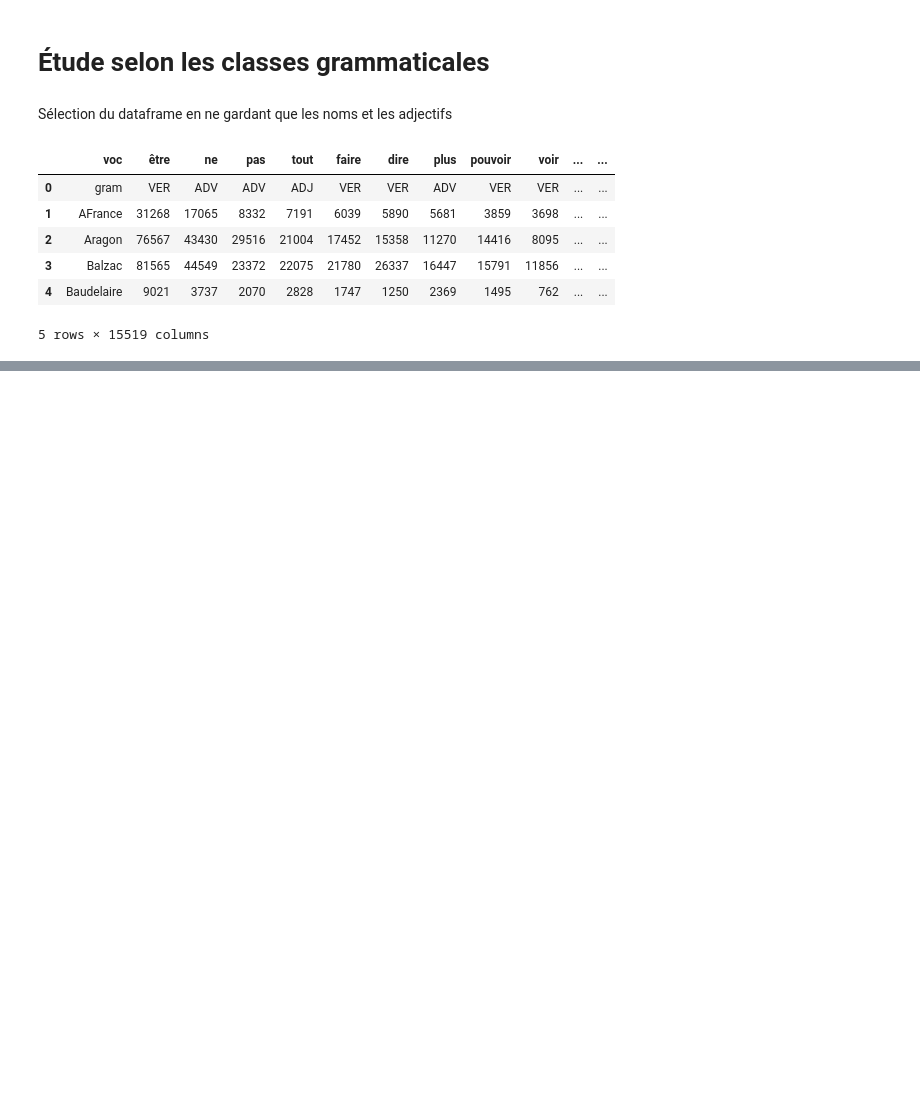
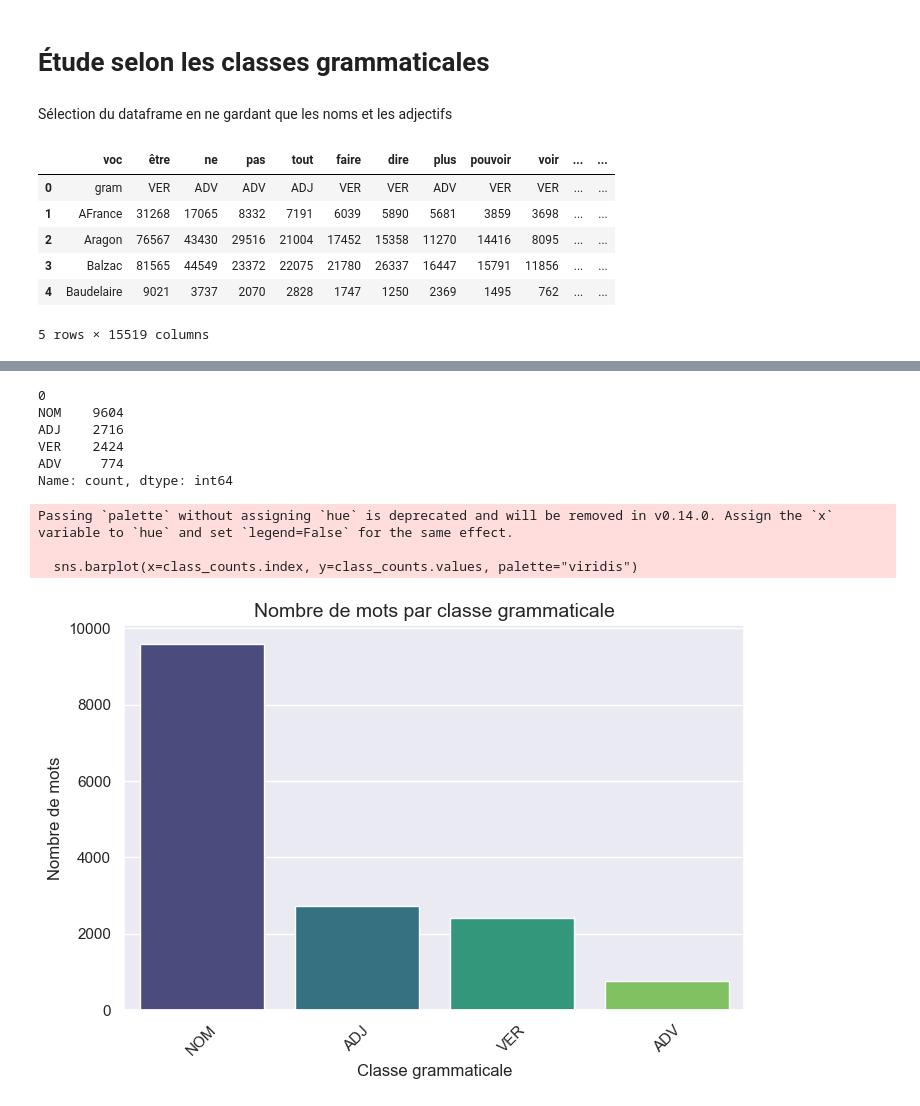
Before and after one commit to leaajo/APST, a Jupyter notebook: second_study/0_data.ipynb, the cells around one changed output, grey strips where cells are left out. Cells and saved outputs as stored; diff of their text form; code cells hidden in the pictures; blank space fills up the shorter version.

```diff
--- a/second_study/0_data.ipynb
+++ b/second_study/0_data.ipynb
@@ -159,3 +194,44 @@ auteurs.head()
+# %%
+# Charger les données
+auteurs = pd.read_csv("data/Auteurs.csv", sep=" ")
+
+# Extraire les classes grammaticales (ligne 1, sans la colonne "voc")
+gram_classes = auteurs.iloc[0, 1:]
+
+# Compter combien de mots sont classifiés dans chaque catégorie
+class_counts = gram_classes.value_counts()
+
+# Afficher le résultat
+print(class_counts)
+# %% [output]
+0
+NOM    9604
+ADJ    2716
+VER    2424
+ADV     774
+Name: count, dtype: int64
+# %%
+# Extraire les classes grammaticales (ligne 1, sans la colonne "voc")
+gram_classes = auteurs.iloc[0, 1:]
+
+# Compter combien de mots sont classifiés dans chaque catégorie
+class_counts = gram_classes.value_counts()
+
+# Tracer le barplot
+plt.figure(figsize=(8, 5))
+sns.barplot(x=class_counts.index, y=class_counts.values, palette="viridis")
+
+# Ajouter des labels
+plt.xlabel("Classe grammaticale", fontsize=12)
+plt.ylabel("Nombre de mots", fontsize=12)
+plt.title("Nombre de mots par classe grammaticale", fontsize=14)
+plt.xticks(rotation=45)
+plt.show()
+# %% [output]
+Passing `palette` without assigning `hue` is deprecated and will be removed in v0.14.0. Assign the `x` variable to `hue` and set `legend=False` for the same effect.
+
+  sns.barplot(x=class_counts.index, y=class_counts.values, palette="viridis")
+[figure, added]
 # %%
 # Sélectionner uniquement les colonnes où la première ligne (index 0) est "ADJ"
 auteurs_adj = auteurs.loc[:, auteurs.iloc[0] == "ADJ"]
```
Also changed, not shown: parts of 10 cells of this notebook, 1 other file.
